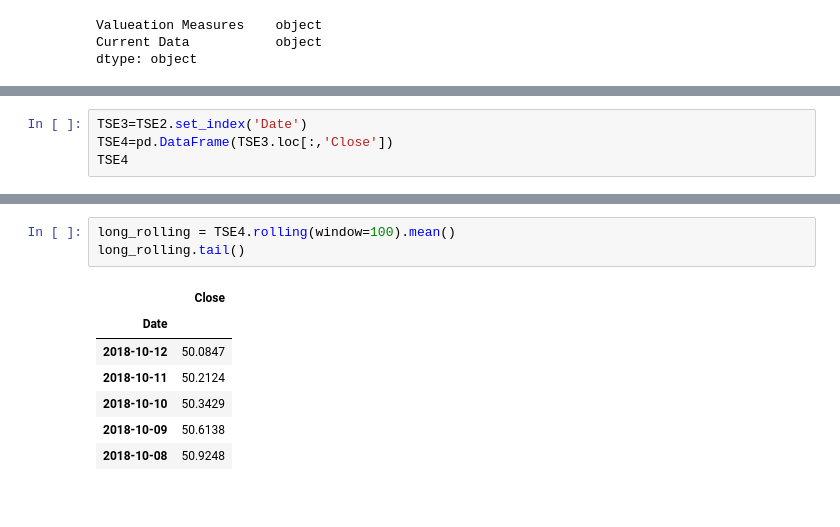
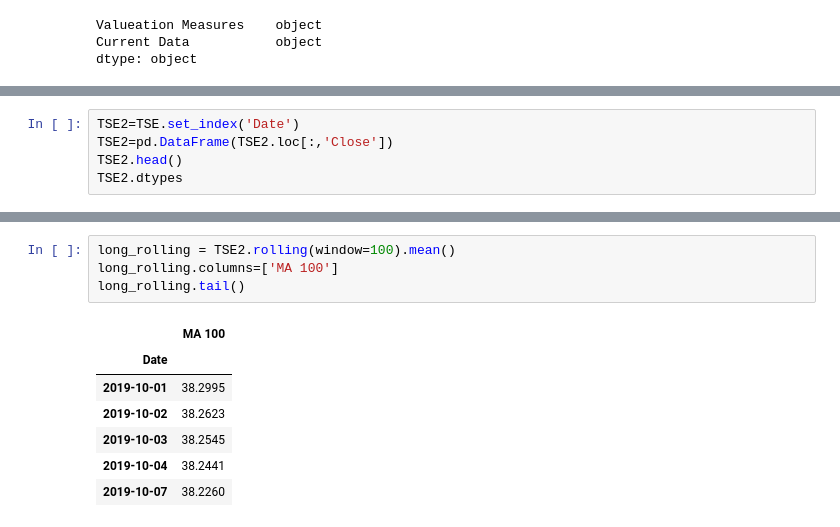
Before and after one commit to HengLi1029/Final_Project, a Jupyter notebook: Stock Valuation TSE.ipynb, the cells around one changed output, grey strips where cells are left out. Saved outputs shown, nothing was run; the diff lists cells and outputs as text.

```diff
--- a/Stock Valuation TSE.ipynb
+++ b/Stock Valuation TSE.ipynb
@@ -220,5 +224,6 @@ TSE2.head()
 # %%
-TSE3=TSE2.set_index('Date')
-TSE4=pd.DataFrame(TSE3.loc[:,'Close'])
-TSE4
+TSE2=TSE.set_index('Date')
+TSE2=pd.DataFrame(TSE2.loc[:,'Close'])
+TSE2.head()
+TSE2.dtypes
 # %% [output]
@@ -266,11 +241,12 @@ short_rolling.head(30)
 # %%
-long_rolling = TSE4.rolling(window=100).mean()
+long_rolling = TSE2.rolling(window=100).mean()
+long_rolling.columns=['MA 100']
 long_rolling.tail()
 # %% [output]
-|  | Close |
+|  | MA 100 |
 | Date |  |
-| 2018-10-12 | 50.0847 |
-| 2018-10-11 | 50.2124 |
-| 2018-10-10 | 50.3429 |
-| 2018-10-09 | 50.6138 |
-| 2018-10-08 | 50.9248 |
+| 2019-10-01 | 38.2995 |
+| 2019-10-02 | 38.2623 |
+| 2019-10-03 | 38.2545 |
+| 2019-10-04 | 38.2441 |
+| 2019-10-07 | 38.2260 |
```
Also changed, not shown: parts of 34 cells of this notebook.
